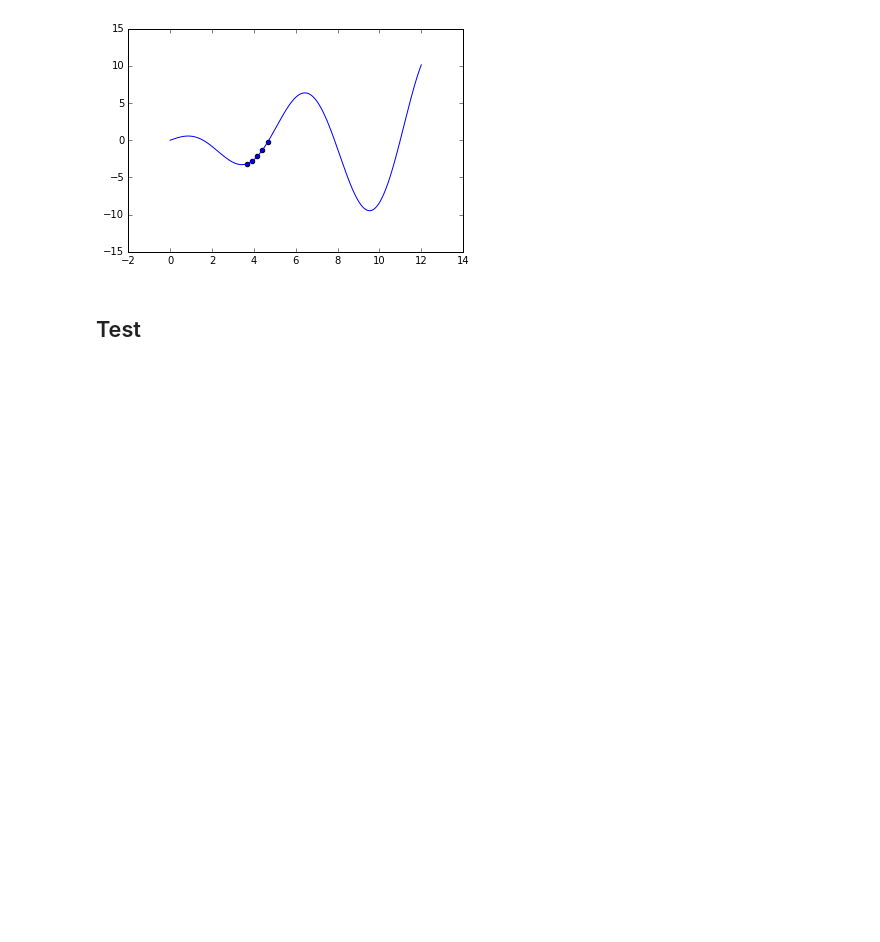
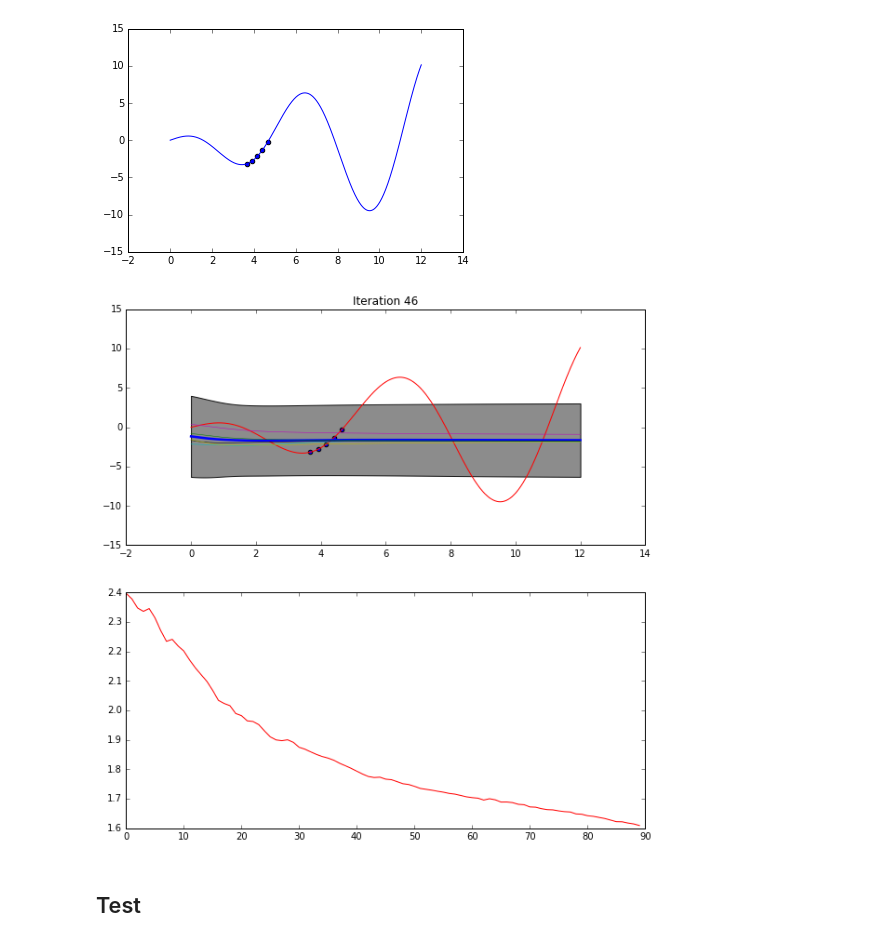
Before and after one commit to mjm522/aml, a Jupyter notebook: aml_dl/src/aml_dl/mdn/notebooks/ensemble_toy_incremental_training_example.ipynb, the cells around one changed output. Saved outputs shown, nothing was run; the diff lists cells and outputs as text; code cells hidden in the pictures; blank space fills up the shorter version.

Commit message:
increasing noise for gp, plotting loss as well

```diff
--- a/aml_dl/src/aml_dl/mdn/notebooks/ensemble_toy_incremental_training_example.ipynb
+++ b/aml_dl/src/aml_dl/mdn/notebooks/ensemble_toy_incremental_training_example.ipynb
@@ -42,7 +42,7 @@ network_params = {
     'n_ensembles': 5,
     'dim_input': 1,
     'dim_output': 1,
-    'n_hidden': [30,10],
+    'n_hidden': [10,5],
     'k_mixtures': 1,
     'write_summary': False,
     'load_saved_model': False,
@@ -117,7 +117,7 @@ gdy_values = func_y(gdx_values, 0.0)
 
 
 
-def test_and_plot(i):
+def test_and_plot(i, loss):
 
     x_test = gdx_values#np.linspace(0, 12, num_data_points)
     y_test = gdy_values #fun_h(x_test, 0.0)
@@ -129,8 +129,8 @@ def test_and_plot(i):
     mean_out, var_out = ensamble_mdn.forward(sess, np.expand_dims(x_test,axis=1))
 
     stddev = 3.0
-    fig2 = plt.figure(figsize=(10,10))
-    ax = fig2.add_subplot(111)
+    fig2 = plt.figure(figsize=(15,15))
+    ax = fig2.add_subplot(211)
 
     ypl = [float(mu-stddev*np.sqrt(sig)) for mu,sig in zip(mean_out,var_out)]
     yph = [float(mu+stddev*np.sqrt(sig)) for mu,sig in zip(mean_out,var_out)]
@@ -153,6 +153,9 @@ def test_and_plot(i):
 
     plt.title('Iteration %d'%(i,))
 
+    ax2 = fig2.add_subplot(212)
+    ax2.plot(loss[0,10:], 'r-')
+
     display.display(plt.gcf())
     display.clear_output(wait=True)
     time.sleep(0.01)
@@ -205,9 +208,11 @@ iterations = 100
 # %%
 for i in range(100):
     loss = ensamble_mdn.train(x_train, y_train, sess, iterations)
-    test_and_plot(i)
+    test_and_plot(i, loss)
 #     ax = fig2.add_subplot(212)
 #     ax.plot(np.arange(100, iterations,1), loss[0, 100:], 'r-')
+# %% [output]
+[figure, added]
 # %%
 #plot loss curves
 plt.figure(figsize=(15,15))
```
Also changed, not shown: parts of 1 cell of this notebook, 1 other file.
